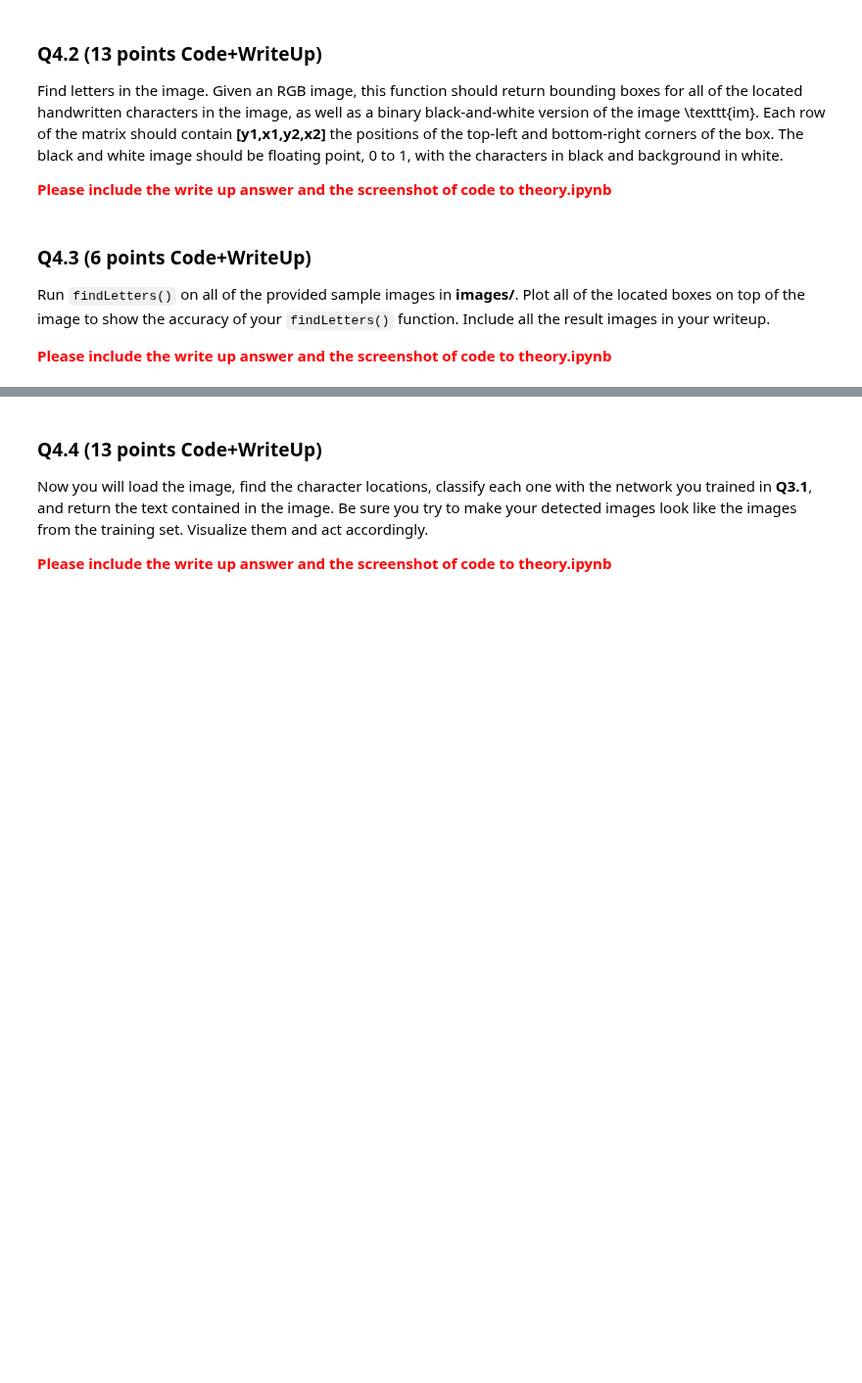
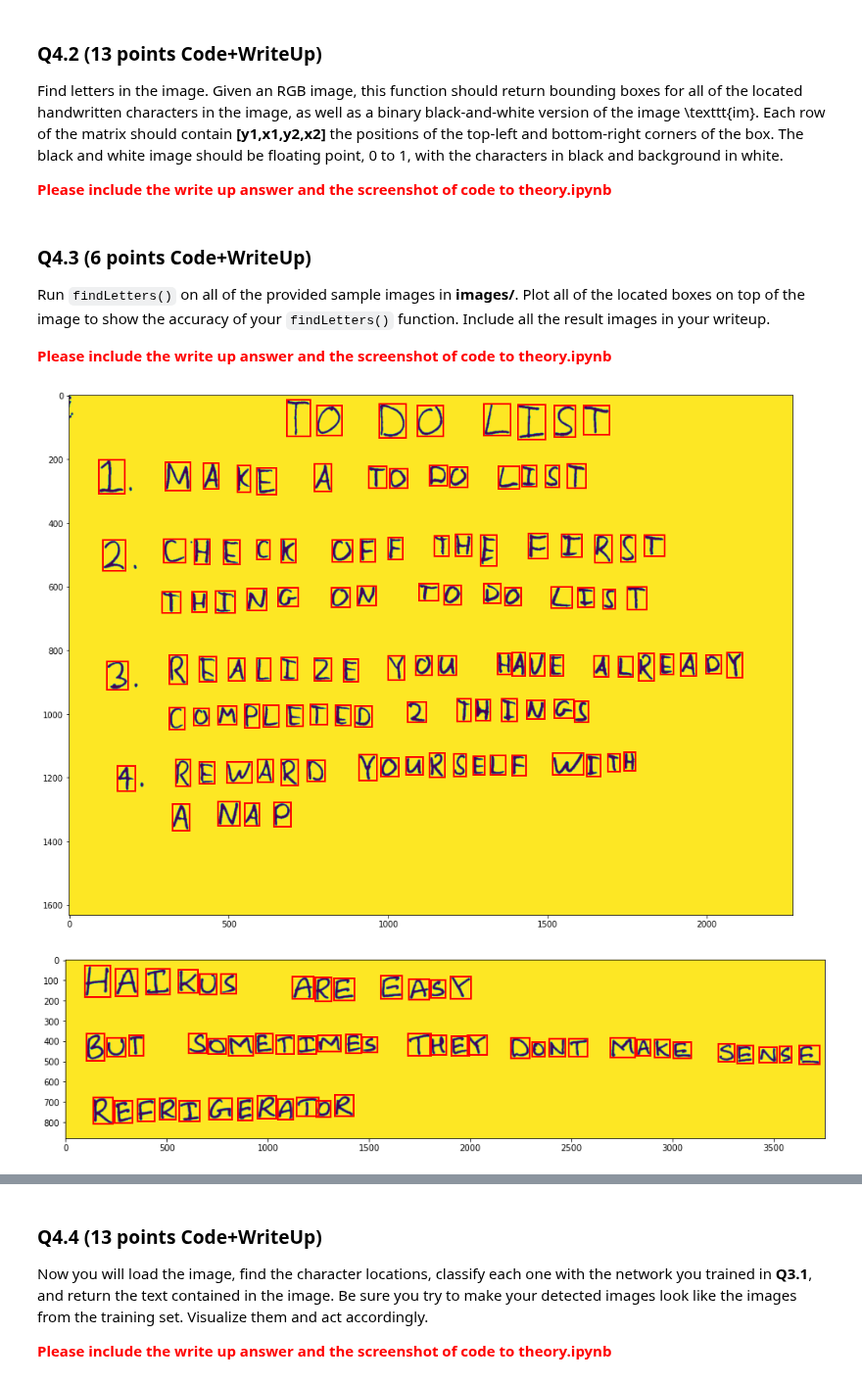
Before and after one commit to FranzEricSchneider/szeliski-algorithms-n-apps, a Jupyter notebook: class/hw3/q4.ipynb, the cells around one changed output, grey strips where cells are left out. Shown at 98% size. Drawn from its saved outputs; the diff is of its cells as text; code cells hidden in the pictures; blank space fills up the shorter version.

```diff
--- a/class/hw3/q4.ipynb
+++ b/class/hw3/q4.ipynb
@@ -57,7 +57,7 @@ def findLetters(image, sigma=2.0):
     binary = gray > skimage.filters.threshold_otsu(gray)
 
     # Thicken the characters up a bit depending on the image size
-    thick_scalar = int(7 * 1600 / max(binary.shape))
+    thick_scalar = int(5 * max(binary.shape) / 1600)
     thicker = skimage.morphology.binary_erosion(
         binary, selem=np.ones((thick_scalar, thick_scalar))
     )
@@ -113,71 +113,85 @@ def get_row_groups(num_rows, bboxes):
     between each row. This won't handle slanted rows, which should be fine
     since those don't appear to show up in the input images.
     """
-    row_groups = []
-    # TODO
+    # Figure out which rows act as dividers, crossing the whole image without
+    # encountering a box
     rows = np.array(range(num_rows))
-    # TODO
     for bbox in bboxes:
         rows[bbox[0]:bbox[2]+1] = -1
-    # TODO
     dividers = np.argwhere( (rows > 0)[:-1] & (rows < 0)[1:] ).T[0]
     dividers = np.hstack((dividers, [num_rows]))
-    # TODO
+    # Figure out which row each box is in
     # This is a double loop, but it's also over ~50 items and ~8, so I
     # won't bother compressing it
+    row_groups = []
     for i in range(len(dividers) - 1):
         row_group = []
         for bbox in bboxes:
             if dividers[i] < bbox[0] < dividers[i+1]:
                 row_group.append(bbox)
-        # TODO
+        # Sort the boxes so they go in increasing horizontal value
         row_groups.append(sorted(row_group, key=lambda x: x[1]))
     return dividers, row_groups
 
 
 def pretty_letters(binary, row_groups):
     """
     Returns a set of 32x32 images of the same layout as row_groups.
     """
     image_groups = []
     for row in row_groups:
         image_row = []
         for bbox in row:
-            raw = binary[bbox[0]:bbox[2], bbox[1]:bbox[3]]
-            buffer = max(raw.shape) // 32
+            raw = binary[bbox[0]:bbox[2], bbox[1]:bbox[3]].astype(float)
+            buffer = 2 * max(raw.shape) // 32
             hpad = buffer + (max(raw.shape) - raw.shape[0]) // 2
             wpad = buffer + (max(raw.shape) - raw.shape[1]) // 2
             padded = np.pad(raw,
                             pad_width=((hpad, hpad), (wpad, wpad)),
                             mode='constant',
                             constant_values=1.0)
             im32 = skimage.transform.resize(padded, (32, 32), anti_aliasing=True)
+            # SET THE VALUES TO BE A LITTLE LOWER THAN 1
+            # The real images look a little darker in the background
+            im32[im32 > 0.93] = 0.93
+            # In a loop, make the images look the "proper" proportion of dark. The 0.78
+            # number comes from the average value of the real numbers
+            while np.average(im32) > 0.78:
+                padded = skimage.morphology.erosion(padded)
+                im32 = skimage.transform.resize(padded, (32, 32), anti_aliasing=True)
+                im32[im32 > 0.93] = 0.93
+            # Append the transposed image
             image_row.append(im32.T)
-            # from matplotlib import pyplot; pyplot.imshow(im32); pyplot.show()
         image_groups.append(image_row)
     return image_groups
 
 
-# for img in os.listdir('images'):
-#     im1 = skimage.img_as_float(skimage.io.imread(os.path.join('images',img)))
-#     bboxes, bw = findLetters(im1)
+for img in os.listdir('images'):
+    im1 = skimage.img_as_float(skimage.io.imread(os.path.join('images', img)))
+    bboxes, bw = findLetters(im1)
 
-#     plt.imshow(bw)
-#     for bbox in bboxes:
-#         minr, minc, maxr, maxc = bbox
-#         rect = matplotlib.patches.Rectangle(
-#             (minc, minr), maxc - minc, maxr - minr,
-#             fill=False, edgecolor='red', linewidth=2
-#         )
-#         plt.gca().add_patch(rect)
-#     plt.show()
+    figure = plt.figure(figsize=(16, 16))
+    plt.imshow(bw)
+    for bbox in bboxes:
+        minr, minc, maxr, maxc = bbox
+        rect = matplotlib.patches.Rectangle(
+            (minc, minr), maxc - minc, maxr - minr,
+            fill=False, edgecolor='red', linewidth=2
+        )
+        plt.gca().add_patch(rect)
+    plt.show()
+    # plt.savefig(img.replace(".", "BOX."))
+    # plt.close(figure)
 
-#     # find the rows using..RANSAC, counting, clustering, etc.
-#     # YOUR CODE HERE
-#     _, row_groups = get_row_groups(bw.shape[0], bboxes)
+    # find the rows using..RANSAC, counting, clustering, etc.
+    # YOUR CODE HERE
+    _, row_groups = get_row_groups(bw.shape[0], bboxes)
 
-#     # crop to the bounding boxes
-#     # note.. before you flatten, transpose the image (that's how the dataset is!)
-#     # consider doing a square crop, and even using np.pad() to get your images looking more like the dataset
-#     # YOUR CODE HERE
-#     image_groups = pretty_letters(bw, row_groups)
+    # crop to the bounding boxes
+    # note.. before you flatten, transpose the image (that's how the dataset is!)
+    # consider doing a square crop, and even using np.pad() to get your images looking more like the dataset
+    # YOUR CODE HERE
+    image_groups = pretty_letters(bw, row_groups)
+# %% [output]
+[figure, added]
+[figure, added]
```
Also changed, not shown: parts of 4 cells of this notebook, 2 other files.
